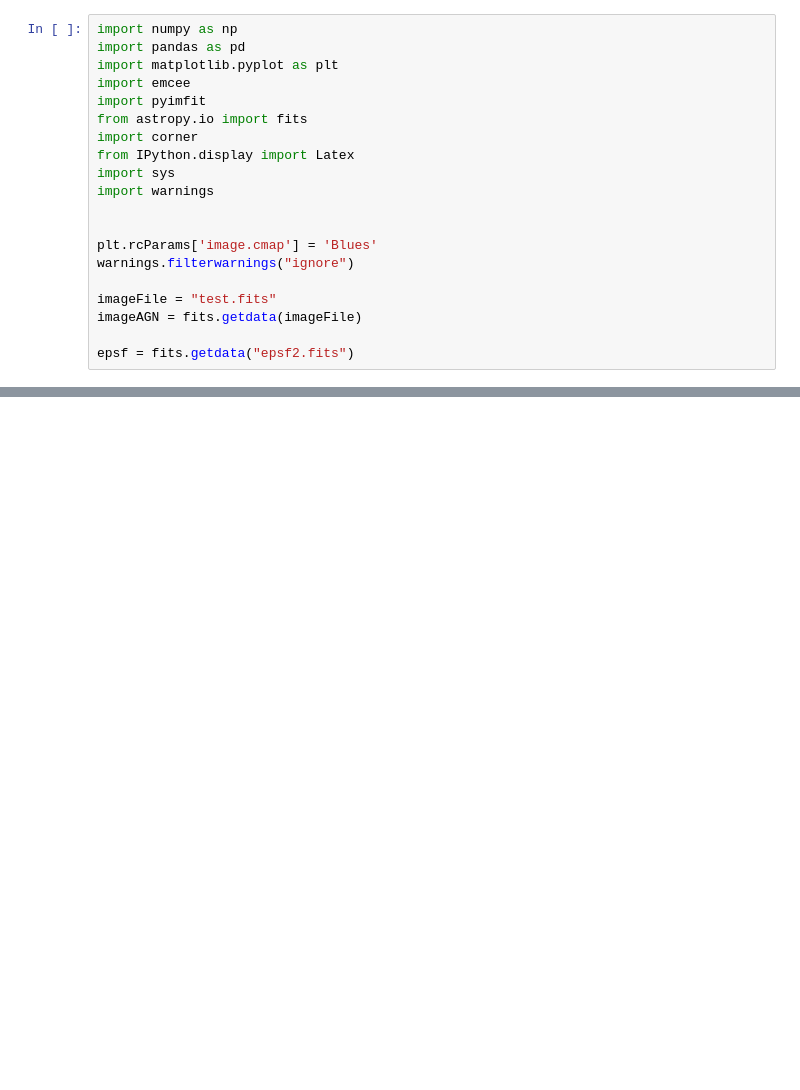
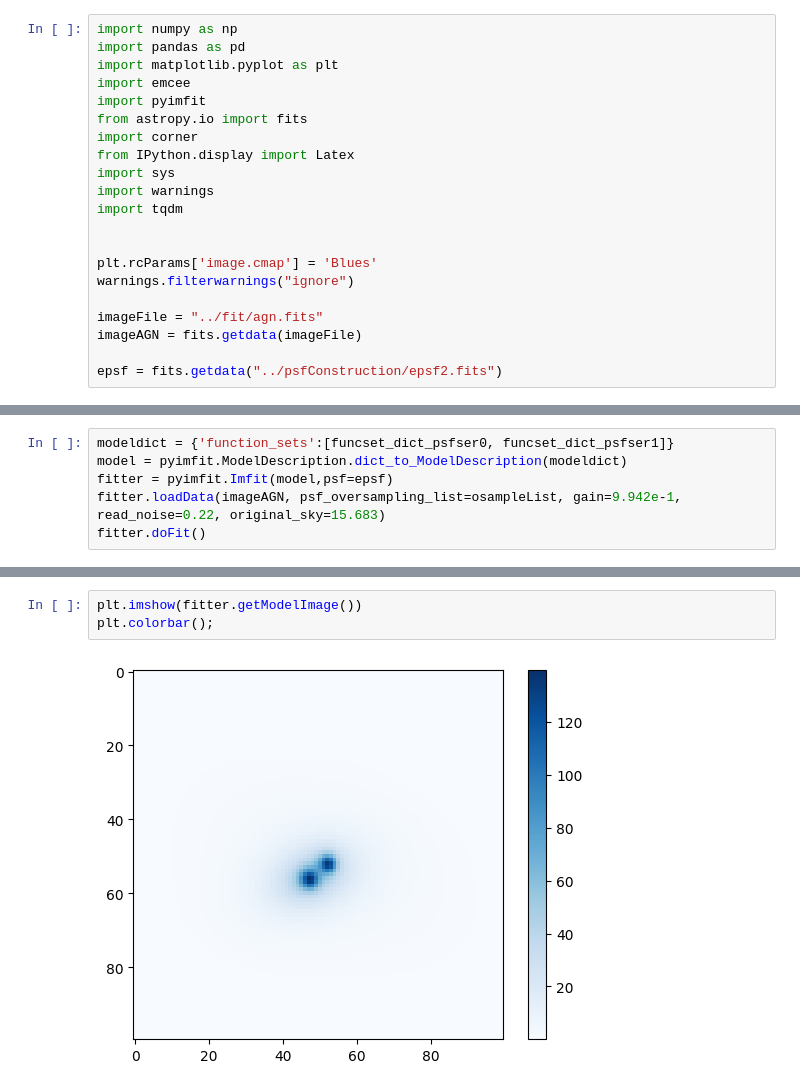
Before and after one commit to insepien/dualAGN, a Jupyter notebook: scrap_notebooks/scraps.ipynb, the cells around one changed output, grey strips where cells are left out. Saved outputs shown, nothing was run; the diff lists cells and outputs as text; blank space fills up the shorter version.

```diff
--- a/scrap_notebooks/scraps.ipynb
+++ b/scrap_notebooks/scraps.ipynb
@@ -9,13 +9,14 @@ import corner
 from IPython.display import Latex
 import sys
 import warnings
+import tqdm
 
 
 plt.rcParams['image.cmap'] = 'Blues'
 warnings.filterwarnings("ignore")
 
-imageFile = "test.fits"
+imageFile = "../fit/agn.fits"
 imageAGN = fits.getdata(imageFile)
 
-epsf = fits.getdata("epsf2.fits")
+epsf = fits.getdata("../psfConstruction/epsf2.fits")
 # %%
@@ -131,0 +167,6 @@ r_e_4: 10.806
+# %%
+modeldict = {'function_sets':[funcset_dict_psfser0, funcset_dict_psfser1]}
+model = pyimfit.ModelDescription.dict_to_ModelDescription(modeldict)
+fitter = pyimfit.Imfit(model,psf=epsf)
+fitter.loadData(imageAGN, psf_oversampling_list=osampleList, gain=9.942e-1, read_noise=0.22, original_sky=15.683)
+fitter.doFit()
@@ -131,0 +219,5 @@ r_e_4: 10.806
+# %%
+plt.imshow(fitter.getModelImage())
+plt.colorbar();
+# %% [output]
+[figure, added]
```
Also changed, not shown: parts of 12 cells of this notebook, 10 other files.
